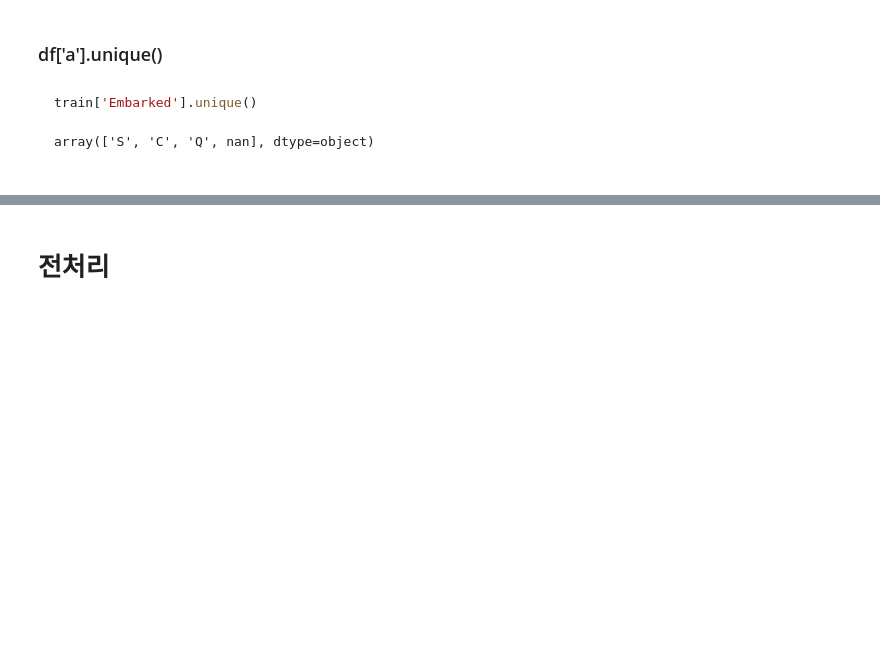
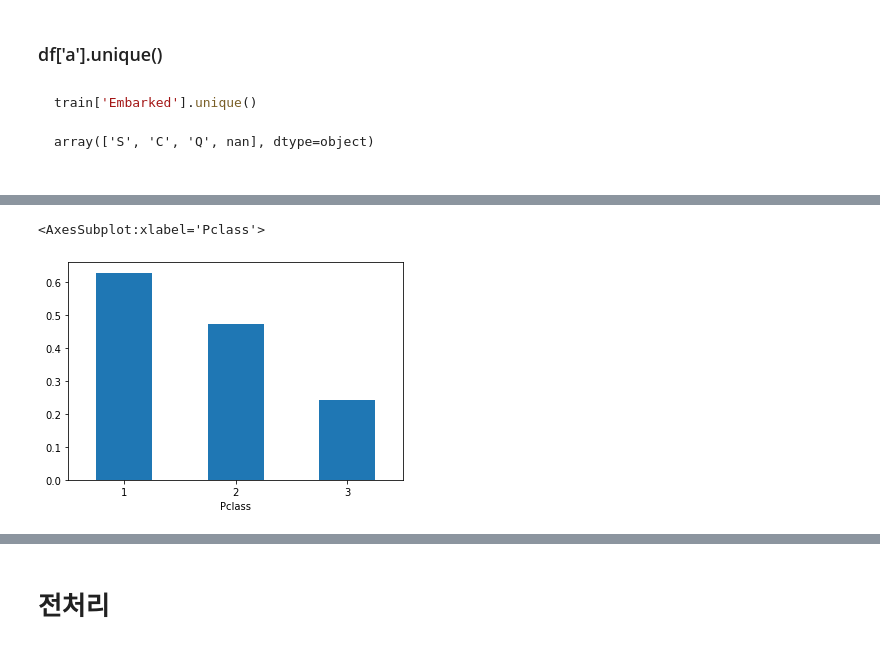
Before and after one commit to star77sa/TIL-Blog, a Jupyter notebook: _notebooks/2021-06-29-데이터 분석.ipynb, the cells around one changed output, grey strips where cells are left out. Saved outputs shown, nothing was run; the diff lists cells and outputs as text; code cells hidden in the pictures; blank space fills up the shorter version.

```diff
--- a/_notebooks/2021-06-29-데이터 분석.ipynb
+++ b/_notebooks/2021-06-29-데이터 분석.ipynb
@@ -124,0 +131,5 @@ array(['S', 'C', 'Q', nan], dtype=object)
+# %%
+train.groupby('Pclass').mean()['Survived'].plot(kind='bar', rot = 0) # 각도 0
+# %% [output]
+<AxesSubplot:xlabel='Pclass'>
+[figure, added]
```
Also changed, not shown: parts of 8 cells of this notebook, 2 other files.
